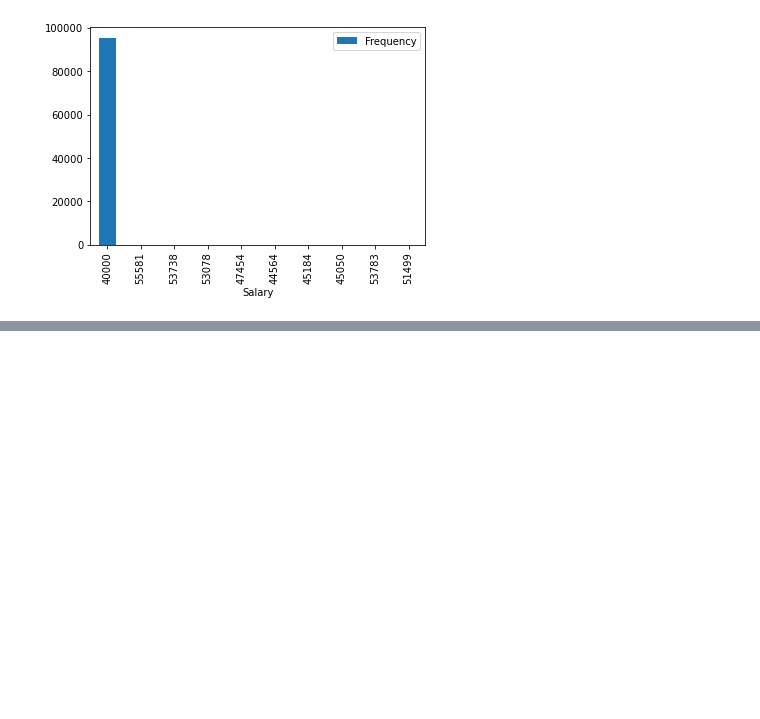
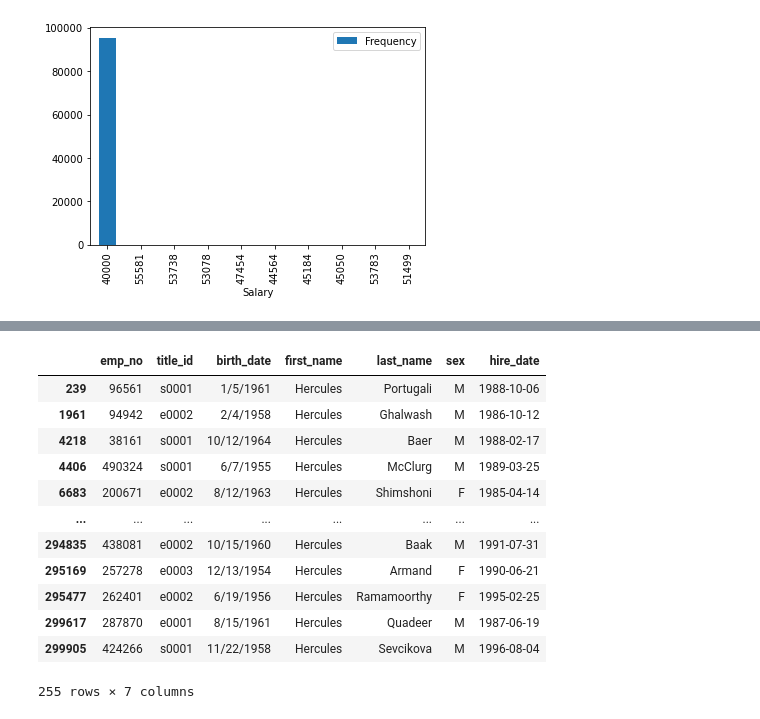
Before and after one commit to cmagnotta/sql-challenge, a Jupyter notebook: EmployeeSQL/pewlett_hackard.ipynb, the cells around one changed output, grey strips where cells are left out. Saved outputs shown, nothing was run; the diff lists cells and outputs as text; code cells hidden in the pictures; blank space fills up the shorter version.

```diff
--- a/EmployeeSQL/pewlett_hackard.ipynb
+++ b/EmployeeSQL/pewlett_hackard.ipynb
@@ -142,0 +138,18 @@ def doQuery(titles): # READ
+# %%
+#All the people named Hercules
+hercules = theSecondFrame[theSecondFrame['first_name'].str.contains("Hercules")]
+hercules
+# %% [output]
+|  | emp_no | title_id | birth_date | first_name | last_name | sex | hire_date |
+| 239 | 96561 | s0001 | 1/5/1961 | Hercules | Portugali | M | 1988-10-06 |
+| 1961 | 94942 | e0002 | 2/4/1958 | Hercules | Ghalwash | M | 1986-10-12 |
+| 4218 | 38161 | s0001 | 10/12/1964 | Hercules | Baer | M | 1988-02-17 |
+| 4406 | 490324 | s0001 | 6/7/1955 | Hercules | McClurg | M | 1989-03-25 |
+| 6683 | 200671 | e0002 | 8/12/1963 | Hercules | Shimshoni | F | 1985-04-14 |
+| ... | ... | ... | ... | ... | ... | ... | ... |
+| 294835 | 438081 | e0002 | 10/15/1960 | Hercules | Baak | M | 1991-07-31 |
+| 295169 | 257278 | e0003 | 12/13/1954 | Hercules | Armand | F | 1990-06-21 |
+| 295477 | 262401 | e0002 | 6/19/1956 | Hercules | Ramamoorthy | F | 1995-02-25 |
+| 299617 | 287870 | e0001 | 8/15/1961 | Hercules | Quadeer | M | 1987-06-19 |
+| 299905 | 424266 | s0001 | 11/22/1958 | Hercules | Sevcikova | M | 1996-08-04 |
+255 rows × 7 columns
```
Also changed, not shown: parts of 29 cells of this notebook.
